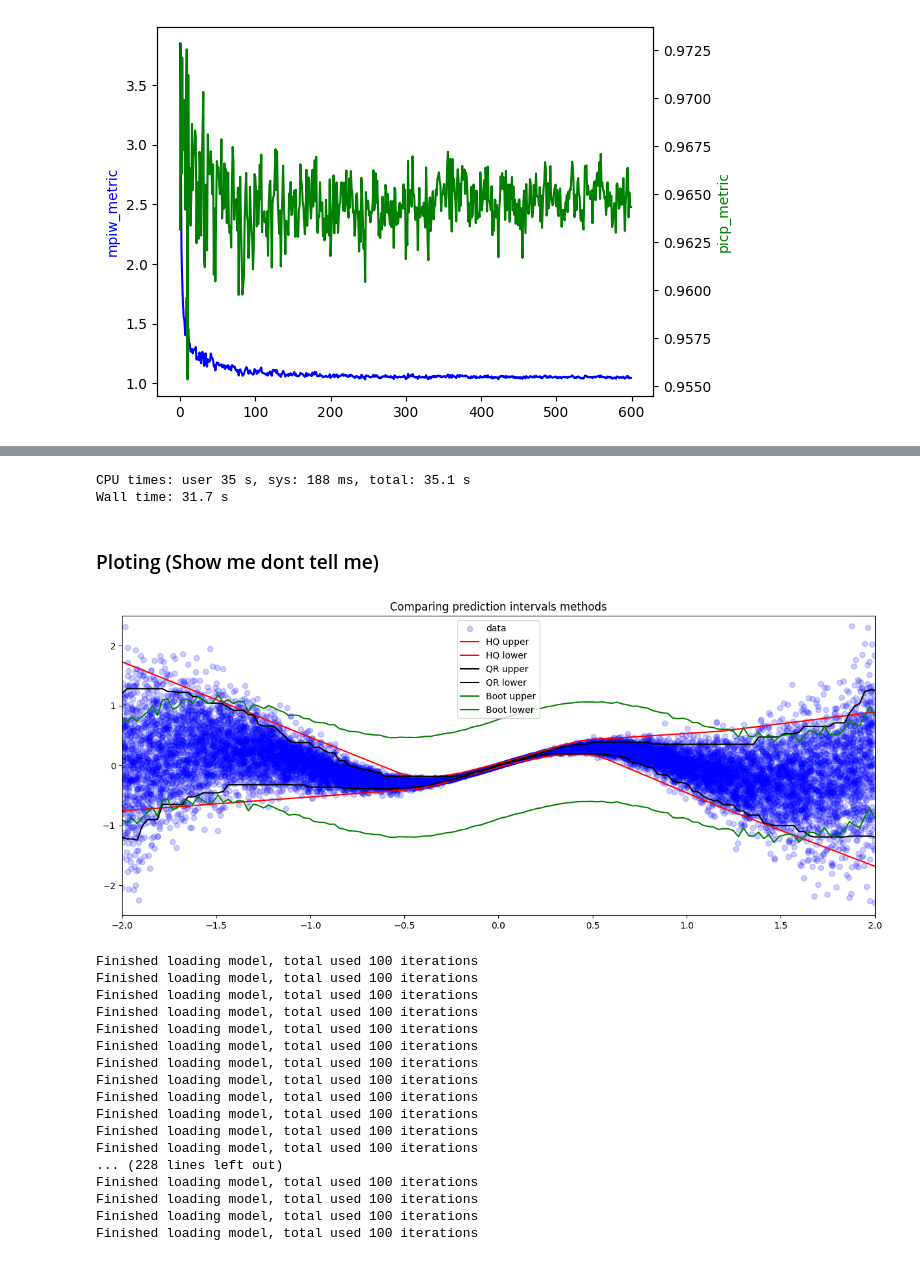
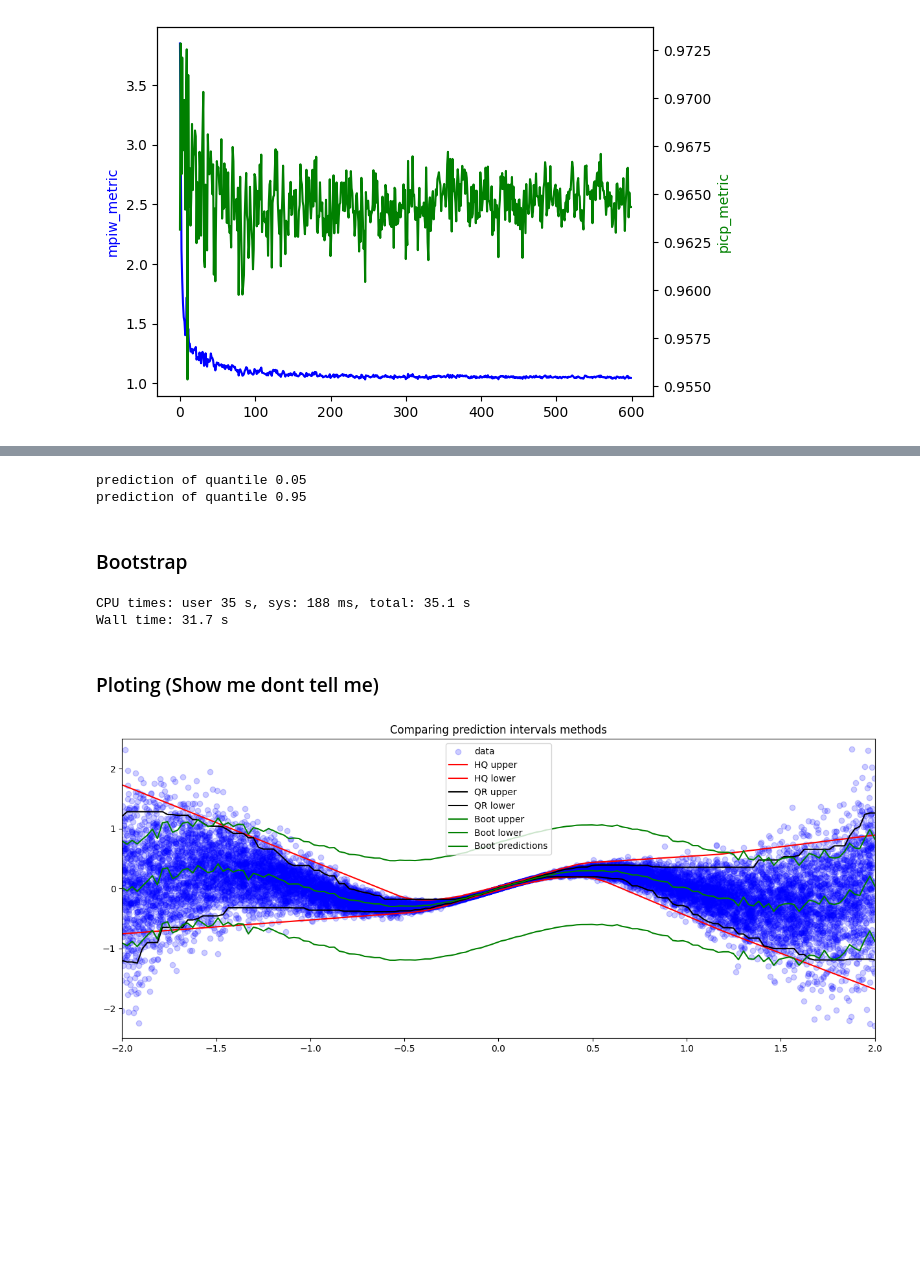
Before and after one commit to leandroohf/machine_learning_algorithms, a Jupyter notebook: dev/intro_to_prediction_interval.ipynb, the cells around one changed output, grey strips where cells are left out. Cells and saved outputs as stored; diff of their text form; code cells hidden in the pictures; blank space fills up the shorter version.

```diff
--- a/dev/intro_to_prediction_interval.ipynb
+++ b/dev/intro_to_prediction_interval.ipynb
@@ -263,7 +263,7 @@ Is defined as:
 # bias: [3.0,1.0] last layer
 
 lambda_ = 0.01 # lambda in loss fn
-alpha_ = 0.32 # capturing (1-alpha)% of samples
+alpha_ = 0.05 # capturing (1-alpha)% of samples
 soften_ = 160.
 n_ = 500 # batch size
 
@@ -925,3 +891,36 @@ prediction of quantile 0.95
+# %%
+params = {
+    'objective': 'quantile',
+    'metric': 'quantile',
+    'max_depth': 2,
+    'num_leaves': 10,
+    'learning_rate': 0.1,
+    'n_estimators': 150,
+    'boosting_type': 'gbdt'
+}
+
+quantile_preds = np.zeros((grid_size, 2))
+quantiles = [.05, .95]
+
+#x_grid = np.linspace(0.0,2.0,grid_size).reshape(-1, 1)
+
+# y_preds.shape
+# x_grid.shape
+
+for i in range(len(quantiles)):
+    print('prediction of quantile', quantiles[i])
+    lgb = LGBMRegressor(alpha=quantiles[i], **params)
+    model = lgb.fit(X_train.reshape(-1, 1), y_train)
+    quantile_preds[:, i] = model.predict(x_grid.reshape(-1, 1))
+
+
+lower_qr_pred = quantile_preds[:, 0]
+upper_qr_pred = quantile_preds[:, 1]
+# %% [output]
+prediction of quantile 0.05
+prediction of quantile 0.95
+# %% [markdown]
+### Bootstrap
 # %%
 %%time
 import lightgbm as lgb
@@ -934,47 +933,31 @@ lower_boot_pred, upper_boot_pred = _pi[:,0], _pi[:,1]
 # %% [output]
 CPU times: user 35 s, sys: 188 ms, total: 35.1 s
 Wall time: 31.7 s
-# %% [markdown]
-### Ploting (Show me dont tell me)
+# %% [markdown]
+### Ploting (Show me dont tell me)
 # %%
 _ = plt.figure(figsize=[15, 6])
 
 _ = plt.scatter(X_train, y_train, label='data', alpha=.2, color='blue')
 
 # HQ PI
 _ = plt.plot(x_grid, upper_hq_pred, color='r',label='HQ upper') # upper boundary prediction
 _ = plt.plot(x_grid, lower_hq_pred, color='r',label='HQ lower') # lower boundary prediction
 
 # Quantile
 _ = plt.plot(x_grid, upper_qr_pred, color='k',label='QR upper') # upper boundary prediction
 _ = plt.plot(x_grid, lower_qr_pred, color='k',label='QR lower') # lower boundary prediction
 
 # Bootstrap
 _ = plt.plot(x_grid, upper_boot_pred, color='g',label='Boot upper') # upper boundary prediction
 _ = plt.plot(x_grid, lower_boot_pred, color='g',label='Boot lower') # lower boundary prediction
+_ = plt.plot(x_grid, pred_boot, color='g',label='Boot predictions') # lower boundary prediction
 
 
 _ = plt.title('Comparing prediction intervals methods')
 _ = plt.xlim(-2,2);
 _ = plt.ylim(-2.5,2.5);
 _ = plt.legend();
 _ = plt.show()
 # %% [output]
-[figure, old version]
+[figure, new version]
-Finished loading model, total used 100 iterations
-Finished loading model, total used 100 iterations
-Finished loading model, total used 100 iterations
-Finished loading model, total used 100 iterations
-Finished loading model, total used 100 iterations
-Finished loading model, total used 100 iterations
-Finished loading model, total used 100 iterations
-Finished loading model, total used 100 iterations
-Finished loading model, total used 100 iterations
-Finished loading model, total used 100 iterations
-Finished loading model, total used 100 iterations
-Finished loading model, total used 100 iterations
-... (228 lines left out)
-Finished loading model, total used 100 iterations
-Finished loading model, total used 100 iterations
-Finished loading model, total used 100 iterations
-Finished loading model, total used 100 iterations
```
Also changed, not shown: parts of 25 cells of this notebook.
